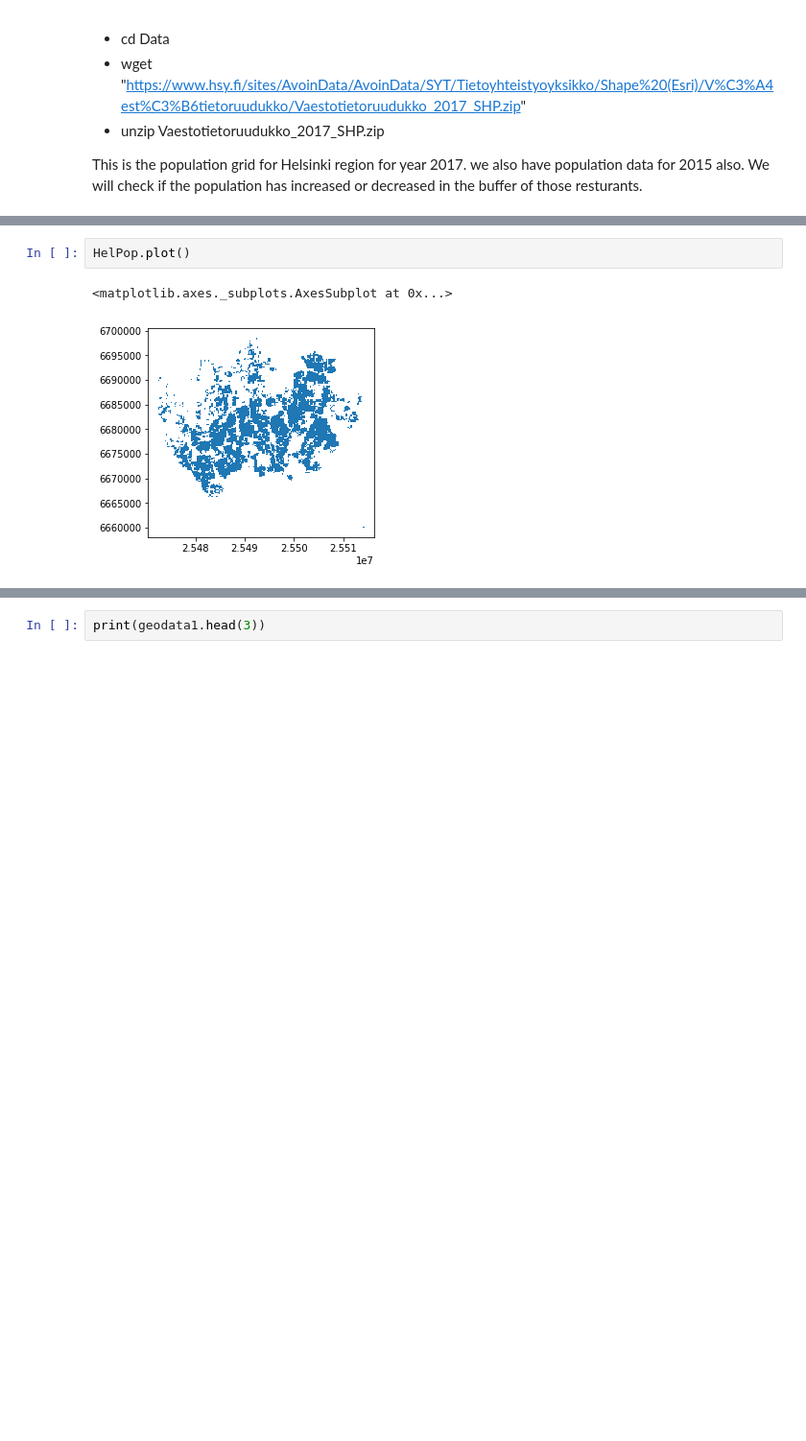
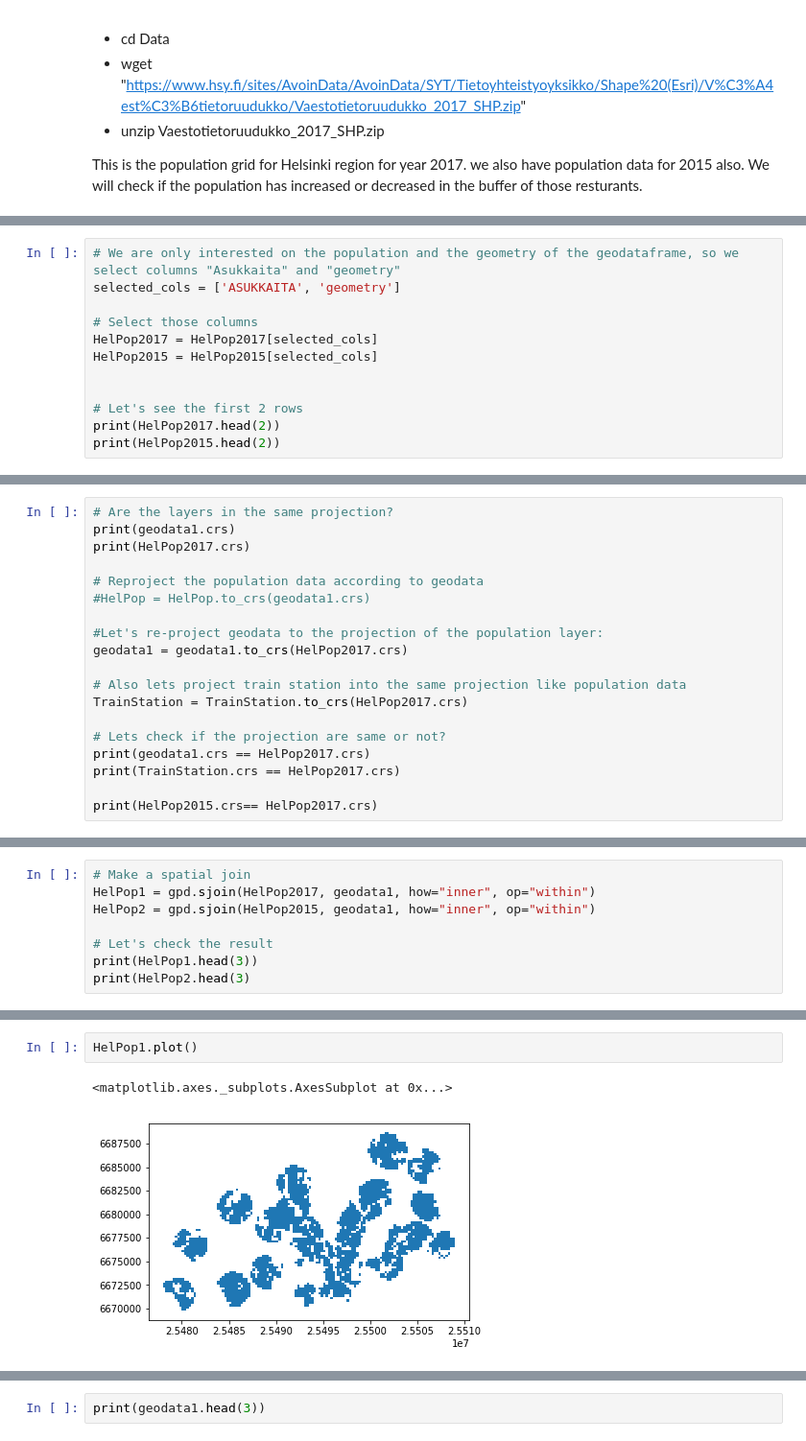
Before and after one commit to AdBinay/NepaleseResturantHelsinkiRegion, a Jupyter notebook: notebooks/FinalAssignment/FinalAssignmentAutoGIS_v3.ipynb, the cells around one changed output, grey strips where cells are left out. Shown at 96% size. Drawn from its saved outputs; the diff is of its cells as text; blank space fills up the shorter version.

```diff
--- a/notebooks/FinalAssignment/FinalAssignmentAutoGIS_v3.ipynb
+++ b/notebooks/FinalAssignment/FinalAssignmentAutoGIS_v3.ipynb
@@ -305,0 +305,12 @@ HelPop.head(2)
+# %%
+# We are only interested on the population and the geometry of the geodataframe, so we select columns "Asukkaita" and "geometry"
+selected_cols = ['ASUKKAITA', 'geometry']
+
+# Select those columns
+HelPop2017 = HelPop2017[selected_cols]
+HelPop2015 = HelPop2015[selected_cols]
+
+
+# Let's see the first 2 rows
+print(HelPop2017.head(2))
+print(HelPop2015.head(2))
@@ -305,0 +332,19 @@ HelPop.head(2)
+# %%
+# Are the layers in the same projection?
+print(geodata1.crs)
+print(HelPop2017.crs)
+
+# Reproject the population data according to geodata
+#HelPop = HelPop.to_crs(geodata1.crs)
+
+#Let's re-project geodata to the projection of the population layer:
+geodata1 = geodata1.to_crs(HelPop2017.crs)
+
+# Also lets project train station into the same projection like population data
+TrainStation = TrainStation.to_crs(HelPop2017.crs)
+
+# Lets check if the projection are same or not?
+print(geodata1.crs == HelPop2017.crs)
+print(TrainStation.crs == HelPop2017.crs)
+
+print(HelPop2015.crs== HelPop2017.crs)
@@ -305,0 +358,8 @@ HelPop.head(2)
+# %%
+# Make a spatial join
+HelPop1 = gpd.sjoin(HelPop2017, geodata1, how="inner", op="within")
+HelPop2 = gpd.sjoin(HelPop2015, geodata1, how="inner", op="within")
+
+# Let's check the result
+print(HelPop1.head(3))
+print(HelPop2.head(3)
@@ -306,5 +381,5 @@ HelPop.head(2)
 # %%
-HelPop.plot()
+HelPop1.plot()
 # %% [output]
 <matplotlib.axes._subplots.AxesSubplot at 0x...>
-[figure, old version]
+[figure, new version]
```
Also changed, not shown: parts of 17 cells of this notebook.
